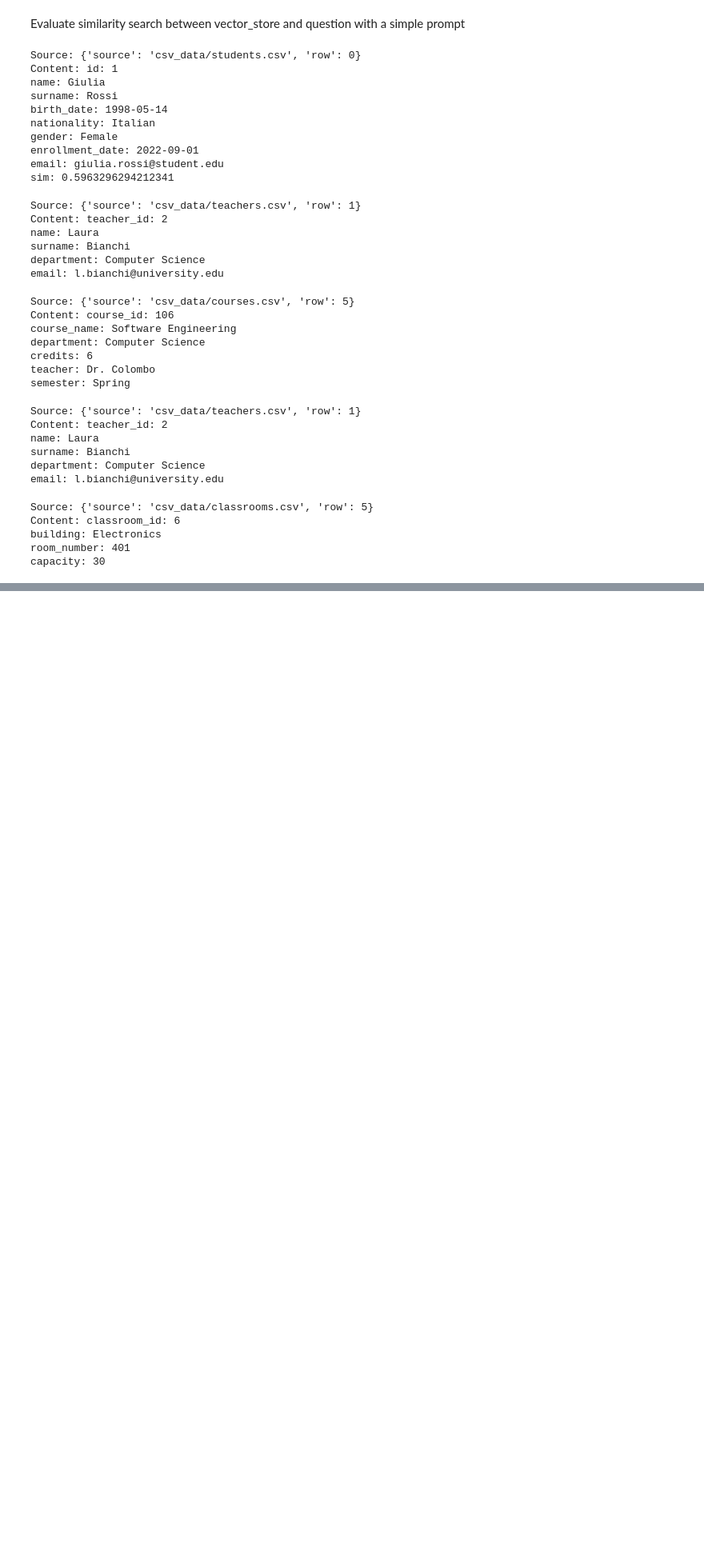
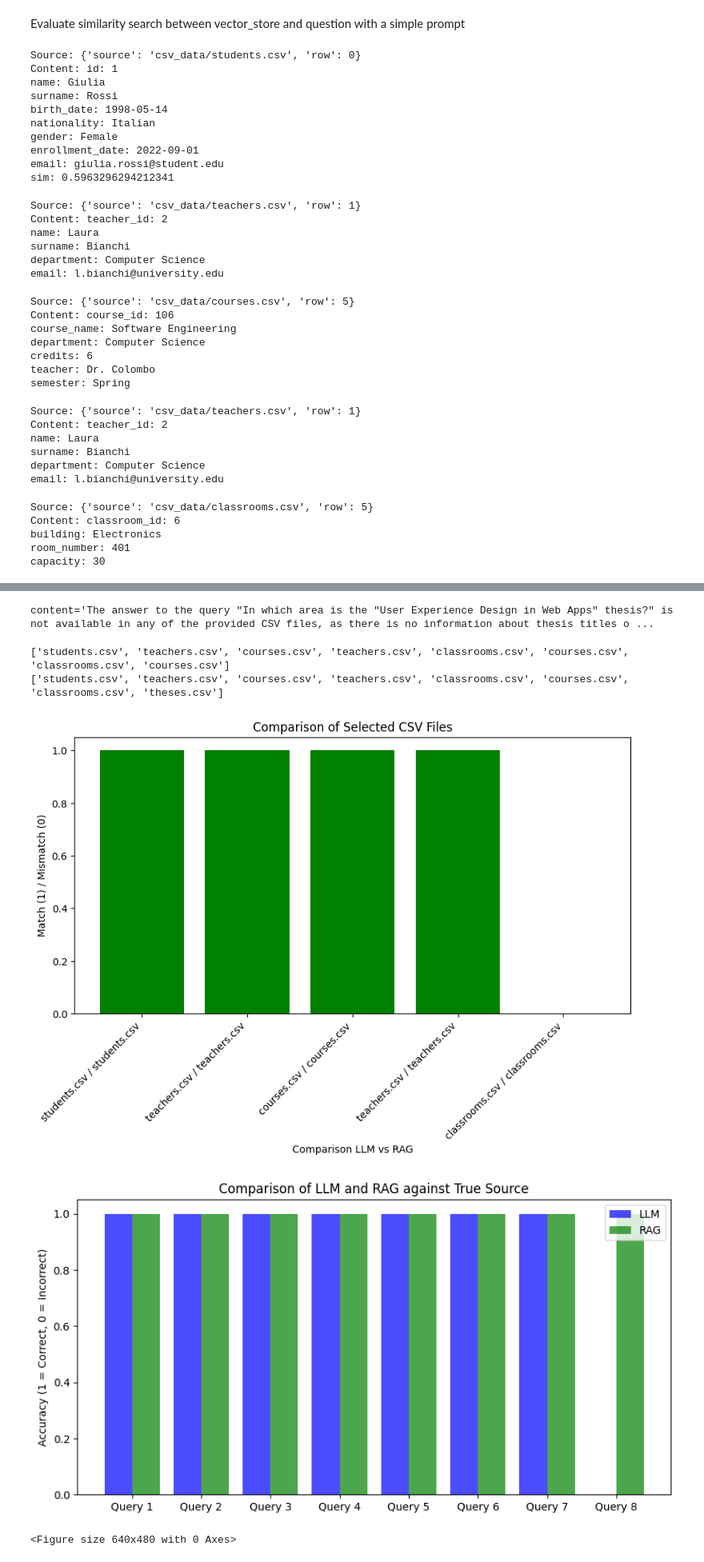
Before and after one commit to AleCicciarelli/RAG-with-LLM, a Jupyter notebook: RAGsourceMoreCSV.ipynb, the cells around one changed output, grey strips where cells are left out. Shown: that part at 80% size. Drawn from its saved outputs; the diff is of its cells as text; code cells hidden in the pictures; blank space fills up the shorter version.

Commit message:
Added comparison between RAG and LLM

```diff
--- a/RAGsourceMoreCSV.ipynb
+++ b/RAGsourceMoreCSV.ipynb
@@ -110,6 +121,7 @@ retrieved_docs = vector_store.similarity_search("In which building is the class
 # Stampa i documenti recuperati
 for doc in retrieved_docs:
     print(f"Source: {doc.metadata}\nContent: {doc.page_content}\n")
+    sourceRag.append(fileFromSource(doc.metadata["source"]))
 # %% [output]
 Source: {'source': 'csv_data/classrooms.csv', 'row': 5}
 Content: classroom_id: 6
@@ -118,0 +145,6 @@ capacity: 30
+# %%
+retrieved_docs = vector_store.similarity_search("Which is the capacity of the class 302?", k = 1)
+# Stampa i documenti recuperati
+for doc in retrieved_docs:
+    print(f"Source: {doc.metadata}\nContent: {doc.page_content}\n")
+    sourceRag.append(fileFromSource(doc.metadata["source"]))
@@ -118,0 +157,6 @@ capacity: 30
+# %%
+retrieved_docs = vector_store.similarity_search("In which area is the \"User Experience Design in Web Apps\" thesis?" , k = 1)
+# Stampa i documenti recuperati
+for doc in retrieved_docs:
+    print(f"Source: {doc.metadata}\nContent: {doc.page_content}\n")
+    sourceRag.append(fileFromSource(doc.metadata["source"]))
@@ -202,0 +322,66 @@ content='Based on the user query "How many credits has the course Software Engin
+# %%
+query = "In which area is the \"User Experience Design in Web Apps\" thesis?"
+llama_response = query_llama(query)
+print(llama_response)
+#sourceLLM.append(extract_csv_from_response(llama_response.content, csv_files))
+# %% [output]
+content='The answer to the query "In which area is the "User Experience Design in Web Apps" thesis?" is not available in any of the provided CSV files, as there is no information about thesis titles o ...
+# %%
+sourceLLM = ["students.csv", "teachers.csv", "courses.csv", "teachers.csv", "classrooms.csv", "courses.csv", "classrooms.csv", "courses.csv"]
+trueSource = ["students.csv", "teachers.csv", "courses.csv", "teachers.csv", "classrooms.csv", "courses.csv", "classrooms.csv", "theses.csv"]
+print(sourceLLM)
+print(sourceRag)
+# %% [output]
+['students.csv', 'teachers.csv', 'courses.csv', 'teachers.csv', 'classrooms.csv', 'courses.csv', 'classrooms.csv', 'courses.csv']
+['students.csv', 'teachers.csv', 'courses.csv', 'teachers.csv', 'classrooms.csv', 'courses.csv', 'classrooms.csv', 'theses.csv']
+# %%
+import matplotlib.pyplot as plt
+import numpy as np
+# Confronto elemento per elemento
+matches = [1 if llm == rag else 0 for llm, rag in zip(sourceLLM, sourceRag)]
+labels = [f"{llm} / {rag}" for llm, rag in zip(sourceLLM, sourceRag)]
+
+# Creazione del grafico
+fig, ax = plt.subplots(figsize=(10, 5))
+colors = ['green' if match else 'red' for match in matches]
+
+# Barre verticali
+ax.bar(labels, matches, color=colors)
+
+# Etichette e titoli
+ax.set_xlabel('Comparison LLM vs RAG')
+ax.set_ylabel('Match (1) / Mismatch (0)')
+ax.set_title('Comparison of Selected CSV Files')
+ax.set_xticklabels(labels, rotation=45, ha="right")# Indici per il grafico
+indices = np.arange(len(trueSource))
+
+# Creiamo una lista di match (1 se corrisponde, 0 se diverso)
+matchLLM = [1 if sourceLLM[i] == trueSource[i] else 0 for i in range(len(trueSource))]
+matchRag = [1 if sourceRag[i] == trueSource[i] else 0 for i in range(len(trueSource))]
+
+# Creazione del grafico
+fig, ax = plt.subplots(figsize=(10, 5))
+bar_width = 0.4
+
+# Barre per LLM e RAG
+ax.bar(indices - bar_width/2, matchLLM, bar_width, label="LLM", color='blue', alpha=0.7)
+ax.bar(indices + bar_width/2, matchRag, bar_width, label="RAG", color='green', alpha=0.7)
+
+# Etichette sugli assi
+ax.set_xticks(indices)
+ax.set_xticklabels([f"Query {i+1}" for i in range(len(trueSource))])
+ax.set_ylabel("Accuracy (1 = Correct, 0 = Incorrect)")
+ax.set_title("Comparison of LLM and RAG against True Source")
+ax.legend()
+
+# Mostra il grafico
+plt.show()
+ax.set_ylim(-0.1, 1.1)  # Mantiene le barre visibili
+
+# Mostra il grafico
+plt.tight_layout()
+plt.show()
+# %% [output]
+[figure, added]
+[figure, added]
+<Figure size 640x480 with 0 Axes>
```
Also changed, not shown: parts of 22 cells of this notebook, 2 other files.
